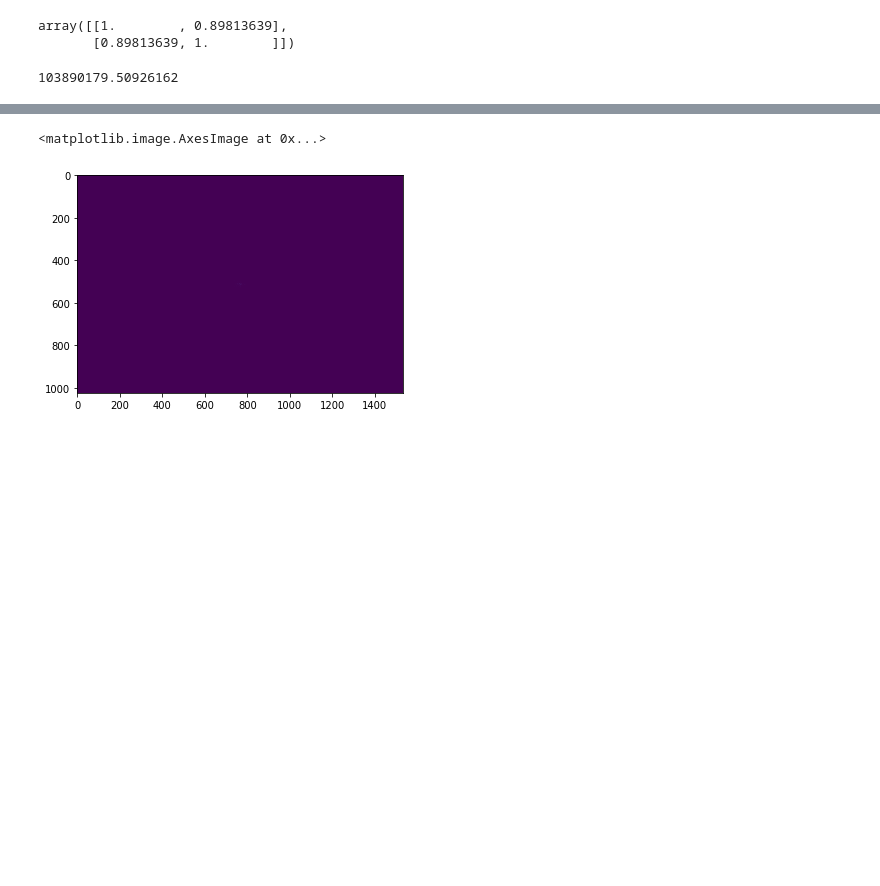
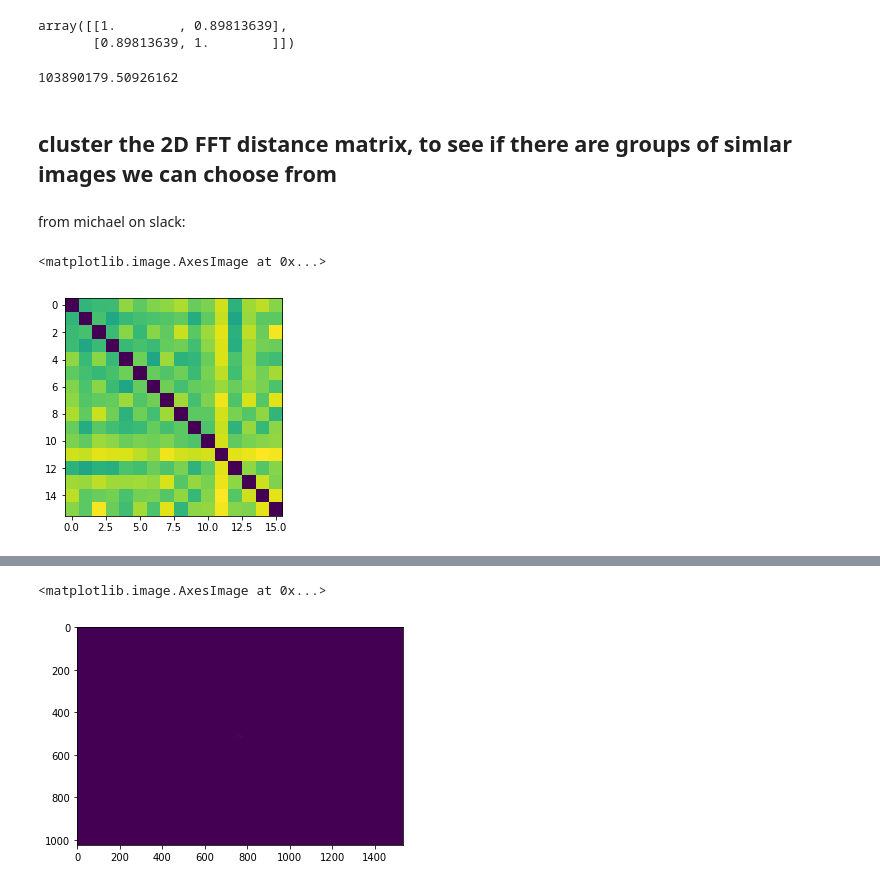
Before and after one commit to denmanlab/djd_notebooks, a Jupyter notebook: composite_images.ipynb, the cells around one changed output, grey strips where cells are left out. Cells and saved outputs as stored; diff of their text form; code cells hidden in the pictures; blank space fills up the shorter version.

Commit message:
update composite notebook with clustering

```diff
--- a/composite_images.ipynb
+++ b/composite_images.ipynb
@@ -60,3 +60,45 @@ array([[1.        , 0.89813639],
 np.linalg.norm(twodfft-twodfft_)
 # %% [output]
 103890179.50926162
+# %% [markdown]
+## cluster the 2D FFT distance matrix, to see if there are groups of simlar images we can choose from
+# %% [markdown]
+from michael on slack:
+# %%
+distance_matrix = np.array([[       0, 61750757, 63996546, 64291017, 78157957, 70372227, 75860546, 77773617,
+  82158393, 72100569, 75303949, 87043849, 60482357, 80239229, 84337857, 76813109],
+ [61750757,        0, 66634941, 56196990, 63666346, 65591883, 67361703, 68684609,
+  70944728, 57956487, 71016919, 85521922, 55350095, 79335306, 70183382, 70189229],
+ [63996546, 66634941,        0, 63986354, 77119329, 62836896, 77116860, 70970673,
+  86027362, 69793602, 79972640, 89983091, 60017429, 84606105, 72335039, 92531992],
+ [64291017, 56196990, 63986354,        0, 63528352, 66360215, 64086471, 71598881,
+  73513533, 65369685, 77376929, 88750318, 58622476, 80529295, 74167423, 72181386],
+ [78157957, 63666346, 77119329, 63528352,        0, 73133793, 55013391, 79900356,
+  60705752, 62013502, 72560554, 88396151, 67275675, 80033832, 66786282, 65110772],
+ [70372227, 65591883, 62836896, 66360215, 73133793,        0, 71690890, 68338265,
+  72958744, 63805207, 74738259, 84281605, 65319840, 80909243, 74023054, 81264549],
+ [75860546, 67361703, 77116860, 64086471, 55013391, 71690890,        0, 73543448,
+  65590342, 71749595, 72962840, 79818988, 72169205, 78837336, 74796851, 67303494],
+ [77773617, 68684609, 70970673, 71598881, 79900356, 68338265, 73543448,        0,
+  80405041, 66222084, 75509252, 91440579, 67926767, 87921729, 68975470, 89654413],
+ [82158393, 70944728, 86027362, 73513533, 60705752, 72958744, 65590342, 80405041,
+         0, 70218687, 70070434, 87550320, 74971133, 68941668, 78050617, 61820576],
+ [72100569, 57956487, 69793602, 65369685, 62013502, 63805207, 71749595, 66222084,
+  70218687,        0, 68049069, 85779412, 61144427, 78857962, 62677497, 77620627],
+ [75303949, 71016919, 79972640, 77376929, 72560554, 74738259, 72962840, 75509252,
+  70070434, 68049069,        0, 87787654, 70806716, 74782403, 76697085, 78412806],
+ [87043849, 85521922, 89983091, 88750318, 88396151, 84281605, 79818988, 91440579,
+  87550320, 85779412, 87787654,        0, 89463127, 90911201, 93781941, 92071885],
+ [60482357, 55350095, 60017429, 58622476, 67275675, 65319840, 72169205, 67926767,
+  74971133, 61144427, 70806716, 89463127,        0, 77953948, 68899110, 76904600],
+ [80239229, 79335306, 84606105, 80529295, 80033832, 80909243, 78837336, 87921729,
+  68941668, 78857962, 74782403, 90911201, 77953948,        0, 86745176, 75785352],
+ [84337857, 70183382 ,72335039, 74167423, 66786282, 74023054, 74796851, 68975470,
+  78050617, 62677497 ,76697085, 93781941, 68899110, 86745176,        0, 89789009],
+ [76813109, 70189229 ,92531992, 72181386, 65110772, 81264549, 67303494, 89654413,
+  61820576, 77620627, 78412806, 92071885, 76904600, 75785352, 89789009,        0]])
+# %%
+plt.imshow(distance_matrix)
+# %% [output]
+<matplotlib.image.AxesImage at 0x...>
+[figure, added]
```
Also changed, not shown: parts of 2 cells of this notebook.
